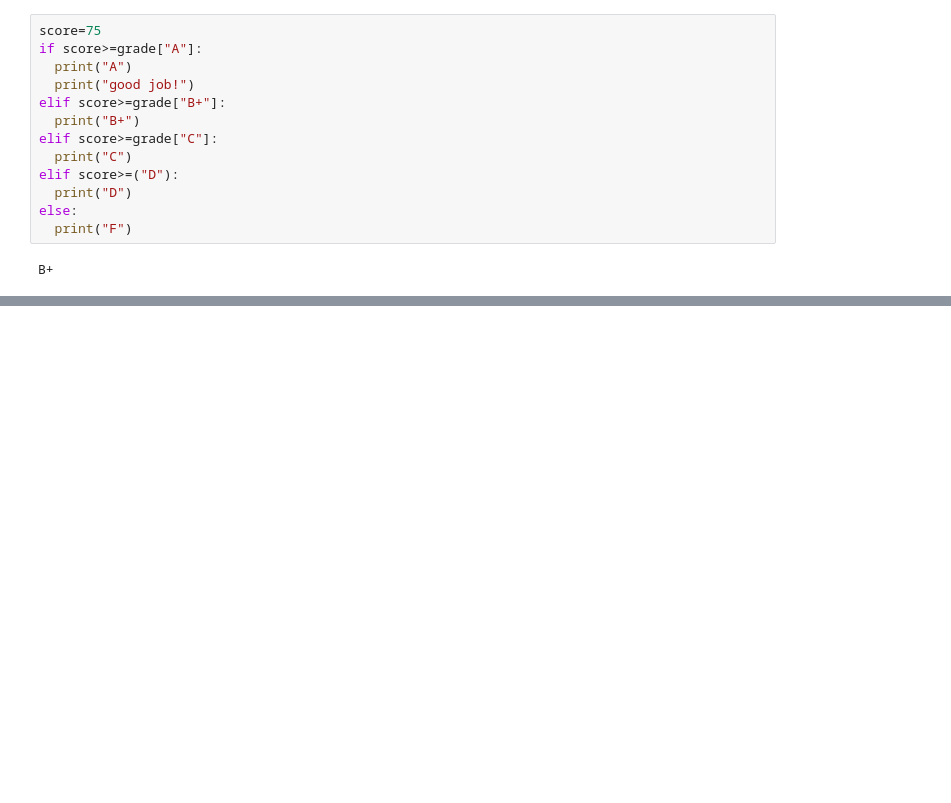
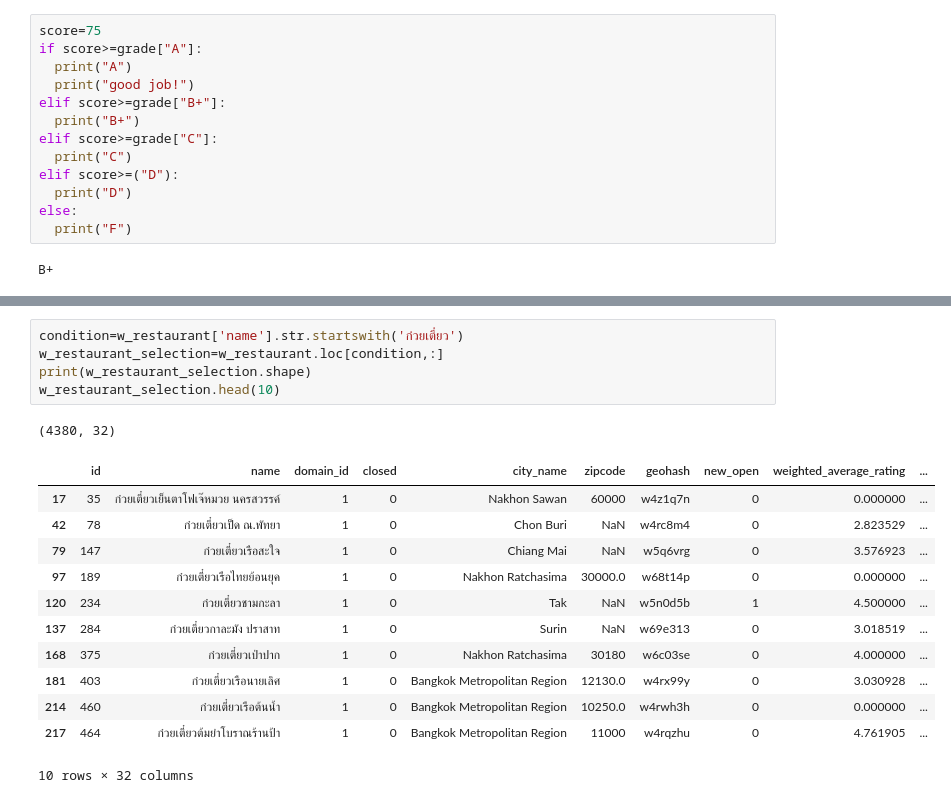
Before and after one commit to Pat271247/241-2567-820, a Jupyter notebook: Napassakorn_820_6621655266.ipynb, the cells around one changed output, grey strips where cells are left out. Drawn from its saved outputs; the diff is of its cells as text; blank space fills up the shorter version.

```diff
--- a/Napassakorn_820_6621655266.ipynb
+++ b/Napassakorn_820_6621655266.ipynb
@@ -287,0 +529,19 @@ B+
+# %%
+condition=w_restaurant['name'].str.startswith('ก๋วยเตี๋ยว')
+w_restaurant_selection=w_restaurant.loc[condition,:]
+print(w_restaurant_selection.shape)
+w_restaurant_selection.head(10)
+# %% [output]
+(4380, 32)
+|  | id | name | domain_id | closed | city_name | zipcode | geohash | new_open | weighted_average_rating | ... |
+| 17 | 35 | ก๋วยเตี๋ยวเย็นตาโฟเจ๊หมวย นครสวรรค์ | 1 | 0 | Nakhon Sawan | 60000 | w4z1q7n | 0 | 0.000000 | ... |
+| 42 | 78 | ก๋วยเตี๋ยวเป็ด ณ.พัทยา | 1 | 0 | Chon Buri | NaN | w4rc8m4 | 0 | 2.823529 | ... |
+| 79 | 147 | ก๋วยเตี๋ยวเรือสะใจ | 1 | 0 | Chiang Mai | NaN | w5q6vrg | 0 | 3.576923 | ... |
+| 97 | 189 | ก๋วยเตี๋ยวเรือไทยย้อนยุค | 1 | 0 | Nakhon Ratchasima | 30000.0 | w68t14p | 0 | 0.000000 | ... |
+| 120 | 234 | ก๋วยเตี๋ยวชามกะลา | 1 | 0 | Tak | NaN | w5n0d5b | 1 | 4.500000 | ... |
+| 137 | 284 | ก๋วยเตี๋ยวกาละมัง ปราสาท | 1 | 0 | Surin | NaN | w69e313 | 0 | 3.018519 | ... |
+| 168 | 375 | ก๋วยเตี๋ยวเป่าปาก | 1 | 0 | Nakhon Ratchasima | 30180 | w6c03se | 0 | 4.000000 | ... |
+| 181 | 403 | ก๋วยเตี๋ยวเรือนายเลิศ | 1 | 0 | Bangkok Metropolitan Region | 12130.0 | w4rx99y | 0 | 3.030928 | ... |
+| 214 | 460 | ก๋วยเตี๋ยวเรือต้นน้ำ | 1 | 0 | Bangkok Metropolitan Region | 10250.0 | w4rwh3h | 0 | 0.000000 | ... |
+| 217 | 464 | ก๋วยเตี๋ยวต้มยำโบราณร้านป้า | 1 | 0 | Bangkok Metropolitan Region | 11000 | w4rqzhu | 0 | 4.761905 | ... |
+10 rows × 32 columns
```
Also changed, not shown: parts of 58 cells of this notebook.
